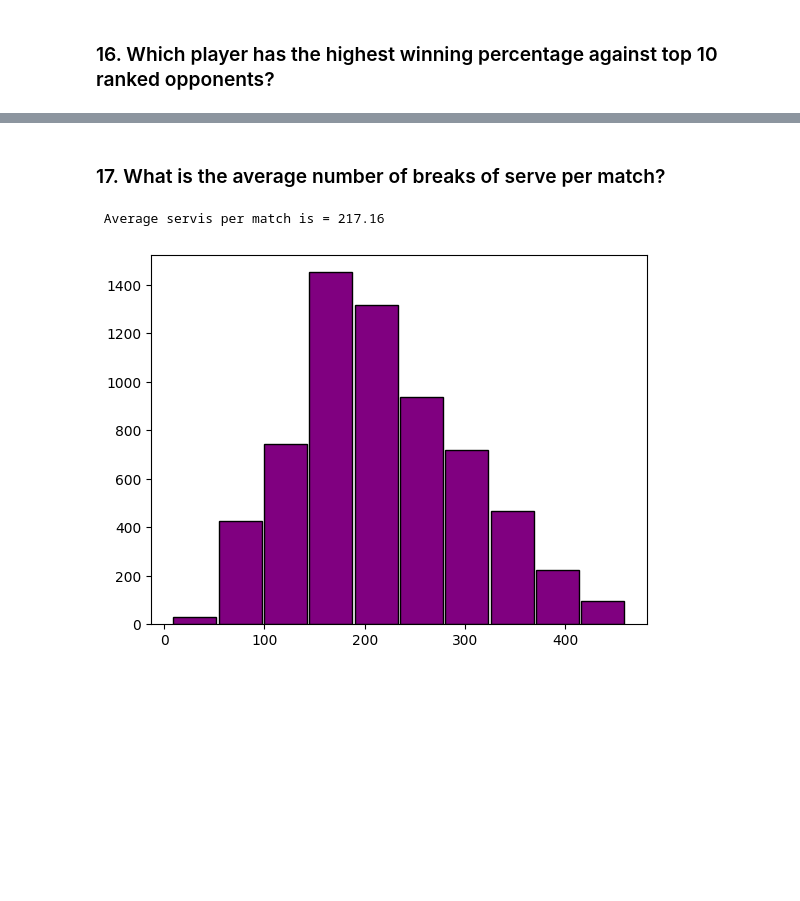
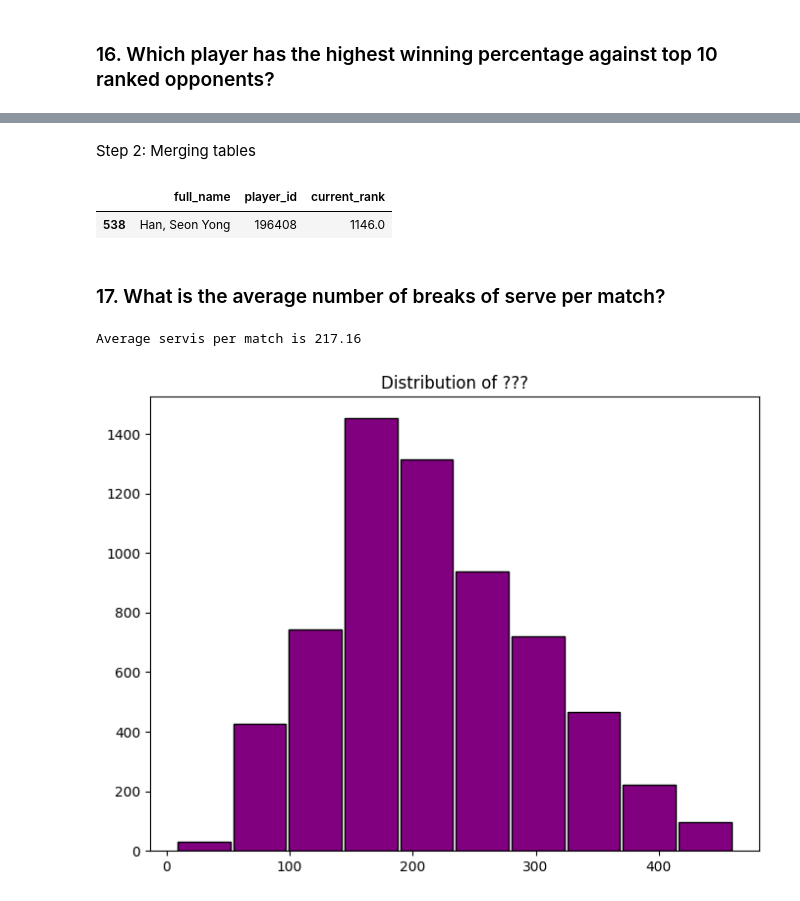
Before and after one commit to Mahlagha1994/Tennis-Games, a Jupyter notebook: notebooks/2-DATA ANALYZING.ipynb, the cells around one changed output, grey strips where cells are left out. Cells and saved outputs as stored; diff of their text form; code cells hidden in the pictures; blank space fills up the shorter version.

```diff
--- a/notebooks/2-DATA ANALYZING.ipynb
+++ b/notebooks/2-DATA ANALYZING.ipynb
@@ -8,3 +9,15 @@ import matplotlib.pyplot as plt
+# %%
+class color:
+   PURPLE = '\033[95m'
+   CYAN = '\033[96m'
+   DARKCYAN = '\033[36m'
+   BLUE = '\033[94m'
+   GREEN = '\033[92m'
+   YELLOW = '\033[93m'
+   RED = '\033[91m'
+   BOLD = '\033[1m'
+   UNDERLINE = '\033[4m'
+   END = '\033[0m'
 # %%
 GameInfo = pd.read_csv("/Users/mahlagha/TennisGame/data/processed/GameInfo.csv").drop(columns=["Unnamed: 0"])
 MatchAwayScoreInfo = pd.read_csv("/Users/mahlagha/TennisGame/data/processed/MatchAwayScoreInfo.csv").drop(columns=["Unnamed: 0"])
@@ -429,21 +478,67 @@ all_player_uniqe[all_player_uniqe["player_id"] == int(best_palayer_in_playe_top_
+# %% [markdown]
+Step 2: Merging tables
+# %%
+match_between_two_player = (all_player_with_need_columns.pivot_table
+                           (index="match_id",
+                            columns=all_player_with_need_columns.groupby("match_id").cumcount(),
+                            values="player_id",
+                            aggfunc='first').add_prefix("player")
+                            .reset_index())
+
+match_home = MatchHomeTeamInfo[["match_id", "player_id", "current_rank", "full_name"]]
+match_away = MatchAwayTeamInfo[["match_id", "player_id", "current_rank", "full_name"]]
+match_winner = MatchEventInfo[["match_id", "winner_code"]]
+
+
+match_winner_home_player_id = pd.merge(match_home, match_winner, how="right" ).drop_duplicates()
+match_winner_away_player_id = pd.merge(match_home, match_winner, how="right" ).drop_duplicates()
+
+match_winner_player_id = pd.concat([match_winner_home_player_id, match_winner_away_player_id])
+
+winner_player = match_winner_player_id[match_winner_player_id["winner_code"] == 2]
+
+winner_in_each_match = pd.merge(match_between_two_player, winner_player)
+
+series_of_match_id_top_player_played = (all_player_with_need_columns
+                                        [all_player_with_need_columns["player_id"]
+                                         .isin(top_ten_palyers["player_id"])]
+                                         ["match_id"])
+
+winer_in_each_match_top_player_played = (winner_in_each_match[winner_in_each_match["match_id"]
+                                                             .isin(series_of_match_id_top_player_played)]).dropna(axis=0)
+who_win_from_top_ten = (winer_in_each_match_top_player_played
+                        [~(winer_in_each_match_top_player_played["player_id"]
+                           .isin(top_ten_palyers["player_id"]))])
+best_palayer_in_playe_top_ten = (who_win_from_top_ten.groupby("player_id")["winner_code"]
+                                 .agg("count").reset_index()
+                                 .sort_values("winner_code",ascending=False))
+top_player = all_player_unique[all_player_unique["player_id"] == int(best_palayer_in_playe_top_ten.iloc[0]["player_id"])]
+top_player
+# %% [output]
+|  | full_name | player_id | current_rank |
+| 538 | Han, Seon Yong | 196408 | 1146.0 |
 # %% [markdown]
 ### 17. What is the average number of breaks of serve per match?
 # %%
 point_each_game = (GameInfo[["match_id", "set_id", "home_point", "away_point", "scoring"]]
                    .groupby("match_id")["scoring"].count()
                    .sort_values(ascending=False))
 
 Q1 = point_each_game.quantile(0.25)
 Q3 = point_each_game.quantile(0.75)
 IQR = Q3 - Q1
 
 point_each_game_cleaned = (point_each_game[~((point_each_game < (Q1 - 1.5 * IQR))
                                             |
                                             (point_each_game > (Q3 + 1.5 * IQR)))])
 
-print(f" Average servis per match is = {point_each_game_cleaned.mean().round(3)}")
+print(color.GREEN+ 'Average servis per match is' +color.END, point_each_game_cleaned.mean().round(3))
+
+# Plot
+plt.figure(figsize=(8,6))
 plt.hist(point_each_game_cleaned, rwidth=0.95 , color='purple', edgecolor='k')
+plt.title('Distribution of ???')
 plt.show()
 # %% [output]
- Average servis per match is = 217.16
+Average servis per match is 217.16
-[figure, old version]
+[figure, new version]
```
Also changed, not shown: parts of 33 cells of this notebook, 8 other files.
